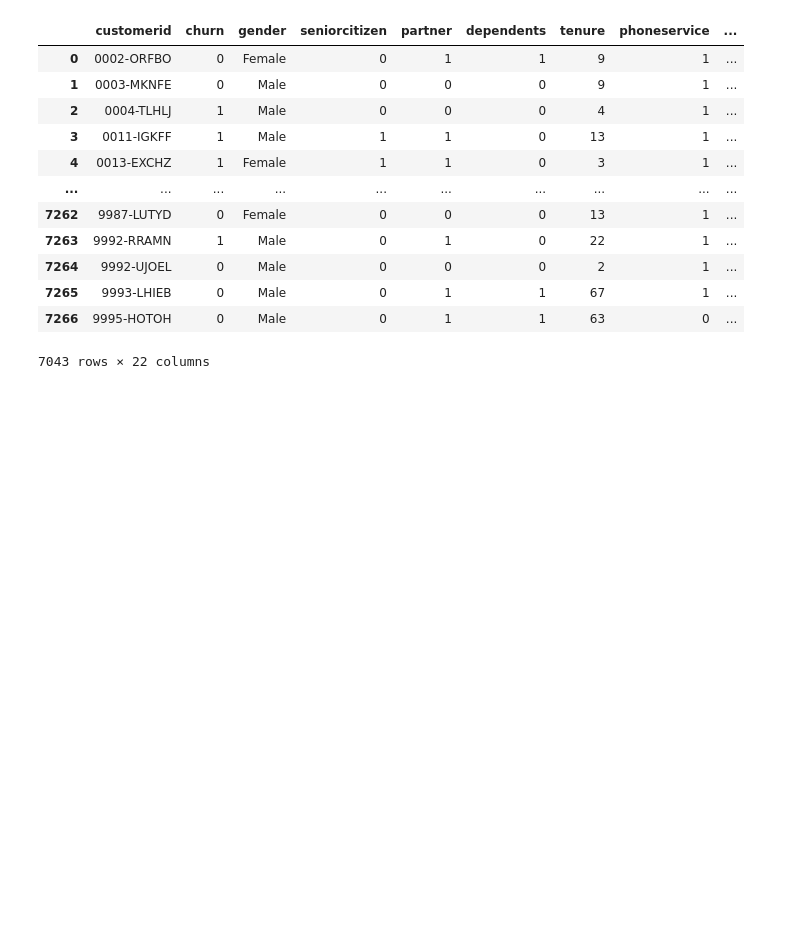
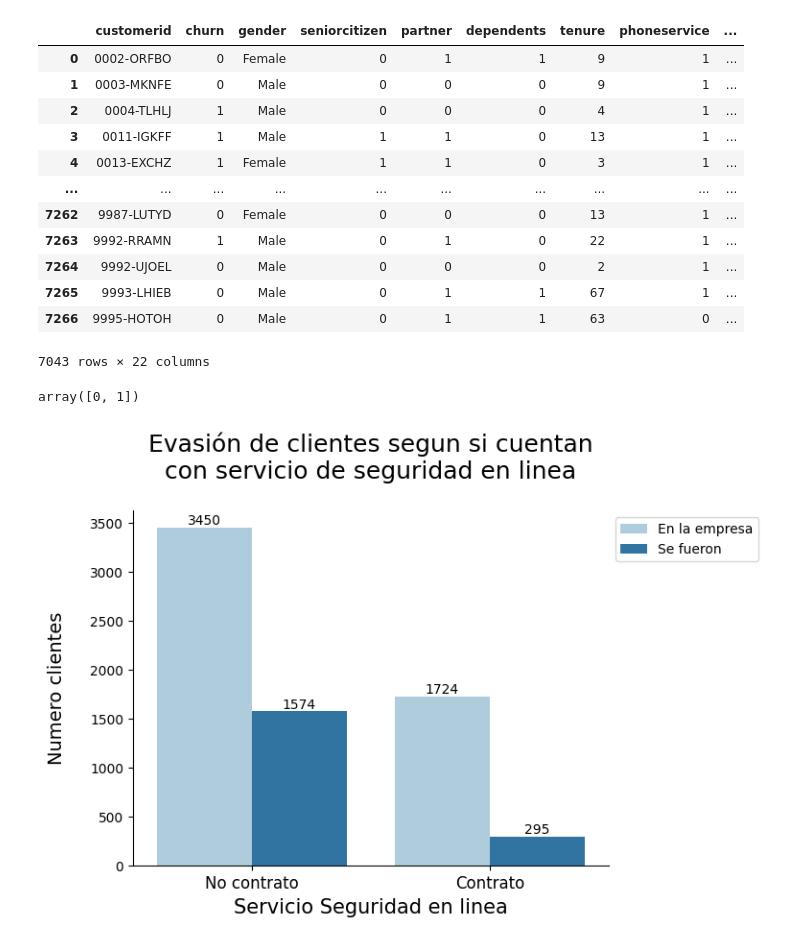
Before and after one commit to pierobadano/Desafio-TelecomX-P1, a Jupyter notebook: Desafio_Telecom_p1.ipynb, the cells around one changed output. Cells and saved outputs as stored; diff of their text form; code cells hidden in the pictures; blank space fills up the shorter version.

```diff
--- a/Desafio_Telecom_p1.ipynb
+++ b/Desafio_Telecom_p1.ipynb
@@ -570,3 +601,29 @@ plt.show()
 | 7265 | 9993-LHIEB | 0 | Male | 0 | 1 | 1 | 67 | 1 | ... |
 | 7266 | 9995-HOTOH | 0 | Male | 0 | 1 | 1 | 63 | 0 | ... |
 7043 rows × 22 columns
+# %%
+datos["onlinesecurity"].unique()
+# %% [output]
+array([0, 1])
+# %%
+orden_original = [0,1]
+nombre_esp = ["No contrato","Contrato"]
+sns.countplot(data=datos, x="onlinesecurity", hue="churn", palette="Paired", order=orden_original)
+plt.title('Evasión de clientes segun si cuentan\ncon servicio de seguridad en linea', loc="center", fontsize=18, pad=24)
+
+sns.despine()
+
+ax = plt.gca()
+for container in ax.containers:
+    ax.bar_label(container)
+handles, _ = ax.get_legend_handles_labels()
+ax.legend(handles, ["En la empresa", "Se fueron"], loc='upper left', bbox_to_anchor=(1,1))
+
+ax.tick_params(axis='x', labelsize=15)
+ax.set_xlabel("Servicio Seguridad en linea",fontsize=15)
+ax.set_ylabel("Numero clientes",fontsize=14,labelpad=18)
+ax.set_xticklabels(nombre_esp, fontsize=12)
+
+plt.show()
+# %% [output]
+[figure, added]
```
Also changed, not shown: parts of 9 cells of this notebook.
